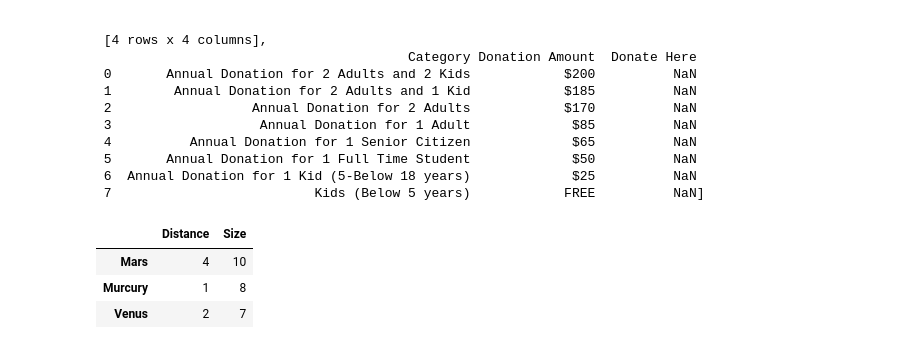
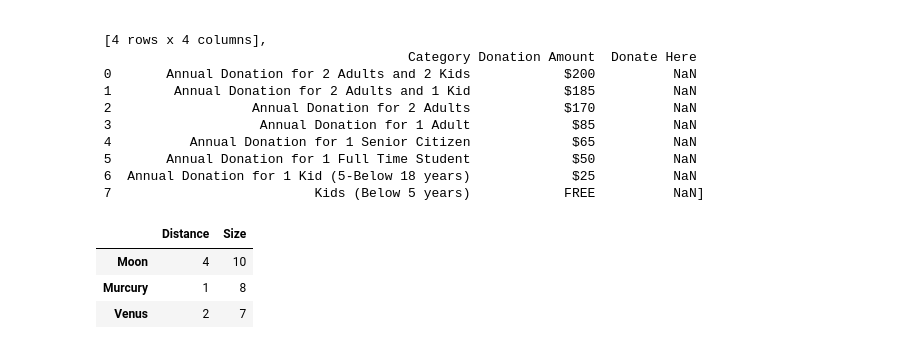
Before and after one commit to anisoftcorporation/jupyter, a Jupyter notebook: lab.ipynb, the cells around one changed output. Saved outputs shown, nothing was run; the diff lists cells and outputs as text; code cells hidden in the pictures.

Commit message:
Added moon

```diff
--- a/lab.ipynb
+++ b/lab.ipynb
@@ -487,12 +487,12 @@ df
  7                          Kids (Below 5 years)            FREE          NaN]
 # %%
 import pandas as pd
-distance = pd.Series({'Mars':4,'Murcury':1,'Venus':2})
-size = pd.Series({'Mars':10,'Murcury':8,'Venus':7})
+distance = pd.Series({'Moon':4,'Murcury':1,'Venus':2})
+size = pd.Series({'Moon':10,'Murcury':8,'Venus':7})
 df = pd.DataFrame({'Distance':distance,'Size':size})
 df.sort_values(by='Distance',ascending=False).sort_values(by='Size',ascending=False)
 # %% [output]
 |  | Distance | Size |
-| Mars | 4 | 10 |
+| Moon | 4 | 10 |
 | Murcury | 1 | 8 |
 | Venus | 2 | 7 |
```
